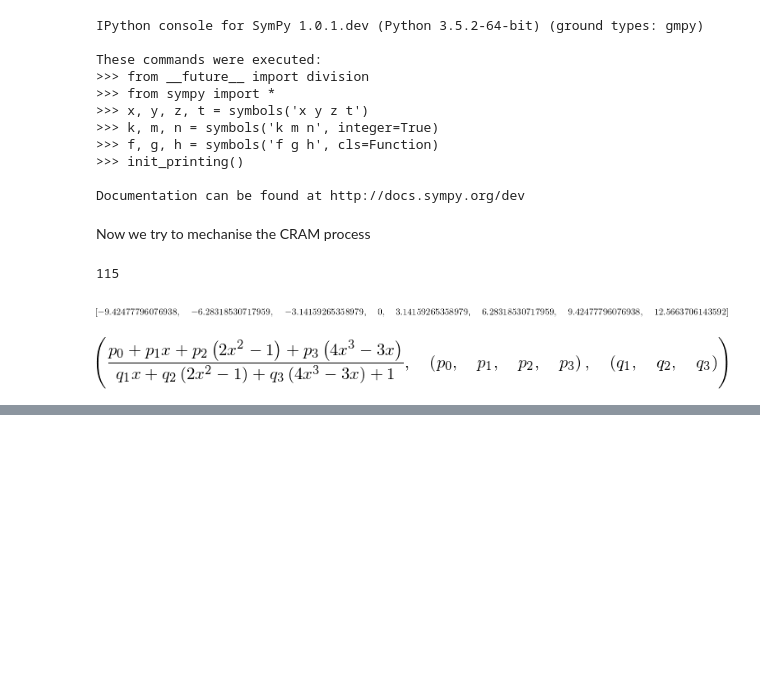
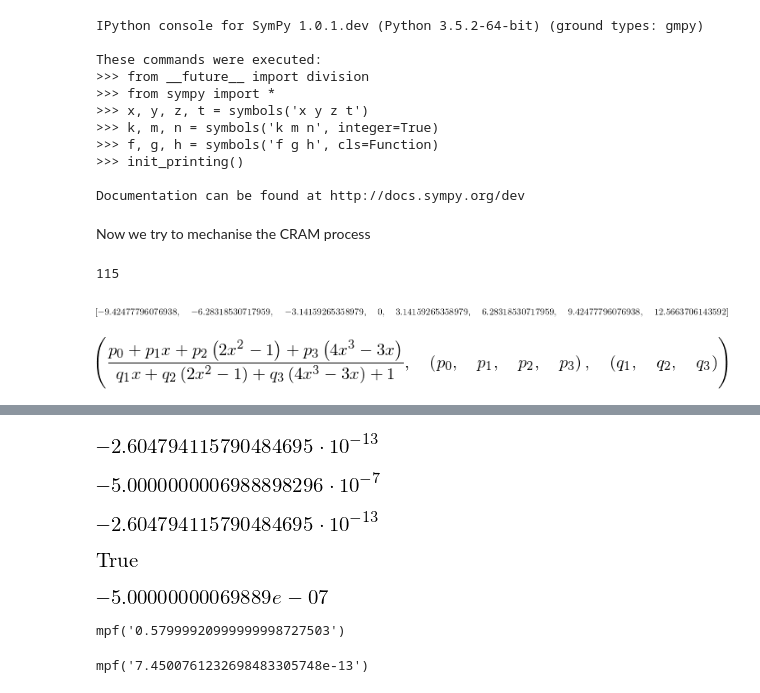
Before and after one commit to ergs/sandbox, a Jupyter notebook: Chebyshev2.ipynb, the cells around one changed output, grey strips where cells are left out. Cells and saved outputs as stored; diff of their text form; code cells hidden in the pictures; blank space fills up the shorter version.

```diff
--- a/Chebyshev2.ipynb
+++ b/Chebyshev2.ipynb
@@ -478,0 +398,34 @@ rat_func
+# %%
+D.subs(t, Float("-5.0000000006988898296e-7"))
+# %% [output]
+[figure, added]
+# %%
+interval = [-5.00000000069889e-07, 0.019999489999999787]
+sol = nsolve(D, interval, solver='bisect', prec=20)
+sol
+# %% [output]
+[figure, added]
+# %%
+D.subs(t, sol)
+# %% [output]
+[figure, added]
+# %%
+interval[0] < sol < interval[1]
+# %% [output]
+[figure, added]
+# %%
+interval[0]
+# %% [output]
+[figure, added]
+# %%
+import mpmath
+mpmath.mp.dps = 20
+f = lambdify(t, D, 'mpmath')
+sol = mpmath.findroot(f, [0.57999921, 0.5999991999999998] , solver='bisect')
+sol
+# %% [output]
+mpf('0.57999920999999998727503')
+# %%
+f(sol)
+# %% [output]
+mpf('7.4500761232698483305748e-13')
```
Also changed, not shown: parts of 38 cells of this notebook.
